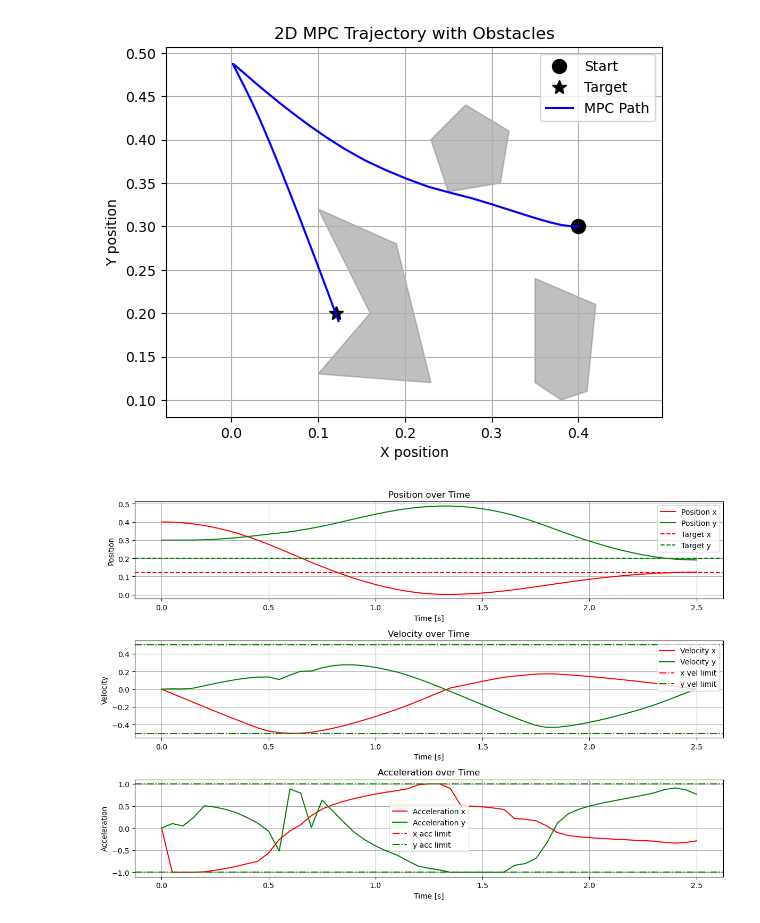
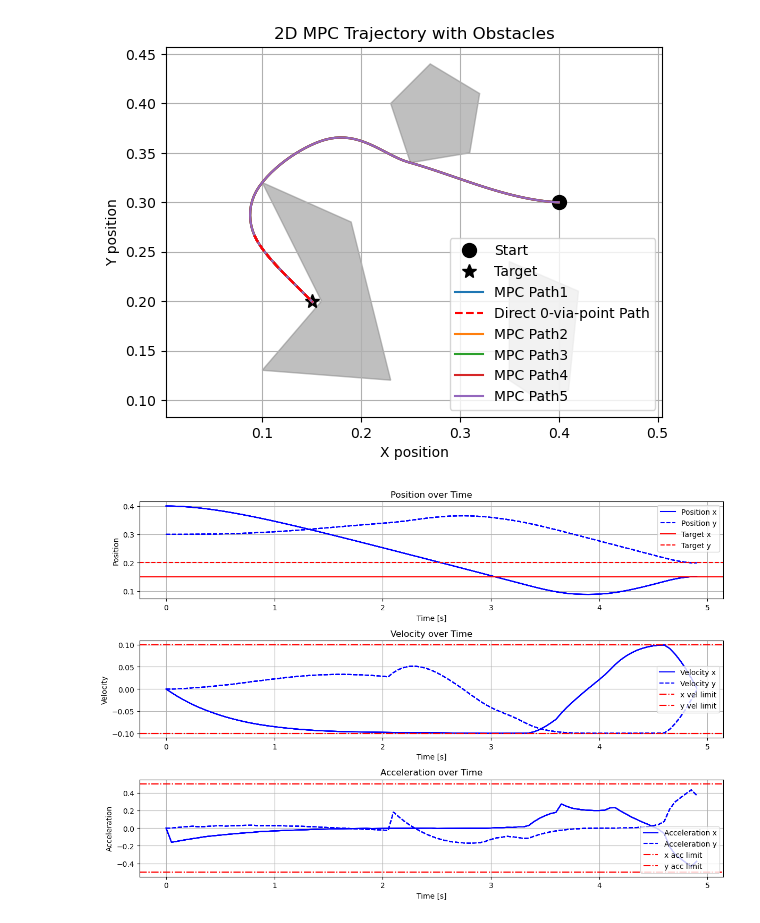
Before and after one commit to ufk-x/vp-sto, a Jupyter notebook: examples/2D_paper_mpc_exp.ipynb, the cells around one changed output. Drawn from its saved outputs; the diff is of its cells as text; code cells hidden in the pictures.

```diff
--- a/examples/2D_paper_mpc_exp.ipynb
+++ b/examples/2D_paper_mpc_exp.ipynb
@@ -335,8 +358,8 @@ q0 = np.array([0.4, 0.3])          # 初始位置
 dq0 = np.array([0.0, 0.0])         # 初始速度
 qT = np.array([0.15, 0.2])          # 目标位置
 dqT = np.array([0.0, 0.0])         # 目标速度
-vel_lim = 0.5*np.ones(dof)        # 速度限制
-acc_lim = 1.0*np.ones(dof)        # 加速度
+vel_lim = 0.1*np.ones(dof)        # 速度限制
+acc_lim = 0.5*np.ones(dof)        # 加速度
 dt_mpc = 0.05                        # mpc控制时间步长
 T_mpc = 20.0                         # mpc执行最大时长
 
@@ -347,14 +370,16 @@ mpc = MPC(dof, q0, dq0, qT, dqT, vel_lim, acc_lim, dt_mpc,T_stop=0.9)
 N_mpc = int(T_mpc/dt_mpc)
 
 # 多次运行MPC循环
-mpc_loop_num = 1
+mpc_loop_num = 5
 pos_profile_log = []
 vel_profile_log = []
 acc_profile_log = []
+direct_profile_log = []
 for i in range(mpc_loop_num):
   mpc.mpc_loop(N_mpc)
   q_log, dq_log, ddq_log = mpc.get_pos_vel_acc_log()
   pos_profile_log.append(q_log)
   vel_profile_log.append(dq_log)
   acc_profile_log.append(ddq_log)
+  direct_profile_log.append(np.array(mpc.direct_pts_log))
 # %% [output]
@@ -444,33 +507,38 @@ VP-STO finished after 169 iterations with a final loss of 1.1860370104064983
 # %%
 # =============================================================================
 # 可视化环境设置
 # =============================================================================
 # 绘制障碍物
 for poly in env.poly_list:
     polygon = plt.Polygon(poly, color='gray', alpha=0.5)
     plt.gca().add_patch(polygon)
 
 # 绘制起点和终点
 plt.plot(q0[0], q0[1], 'ko', markersize=10, label='Start')
 plt.plot(qT[0], qT[1], 'k*', markersize=10, label='Target')
 
 # 遍历获取位置记录
 for i in range(mpc_loop_num):
   q_log = pos_profile_log[i]
-  label = 'MPC Path' if i == 0 else None  # 只为第一个路径添加标签
-  plt.plot(q_log[:, 0], q_log[:, 1], 'b-', label=label)
+  direct_pts_log = direct_profile_log[i]
+  # label = 'MPC Path' if i == 0 else None  # 只为第一个路径添加标签
+  label = 'MPC Path' + f'{i+1}'  # 为每个路径添加不同标签
+  plt.plot(q_log[:, 0], q_log[:, 1], '-', label=label)
+  label = 'Direct 0-via-point Path' if i == 0 else None  # 只为第一个路径添加标签
+  if len(direct_pts_log)>0:
+    plt.plot(direct_pts_log[:, 0], direct_pts_log[:, 1], 'r--', label=label)
 
 plt.xlim(q_min[0]-0.05, q_max[0]+0.05)
 plt.ylim(q_min[1]-0.05, q_max[1]+0.05)
 plt.grid(True)
 plt.legend()
 plt.title('2D MPC Trajectory with Obstacles')
 plt.xlabel('X position')
 plt.ylabel('Y position')
 plt.axis('equal')
 plt.show()
 # %% [output]
-[figure, old version]
+[figure, new version]
 # %%
 # =============================================================================
 # MPC结果可视化与分析
@@ -484,11 +552,11 @@ for i in range(mpc_loop_num):
   ddq_log = acc_profile_log[i]
   time_log = np.arange(len(q_log)) * dt_mpc
   label = 'Position x' if i == 0 else None  # 只为第一个路径添加标签
-  plt.plot(time_log, q_log[:, 0], 'r-', label=label)
+  plt.plot(time_log, q_log[:, 0], 'b-', label=label)
   label = 'Position y' if i == 0 else None  # 只为第一个路径添加标签
-  plt.plot(time_log, q_log[:, 1], 'g-', label=label)
-plt.axhline(qT[0], color='r', linestyle='--', label='Target x')
-plt.axhline(qT[1], color='g', linestyle='--', label='Target y')
+  plt.plot(time_log, q_log[:, 1], 'b--', label=label)
+plt.axhline(qT[0], color='r', linestyle='-', label='Target x')
+plt.axhline(qT[1], color='r', linestyle='--', label='Target y')
 plt.title('Position over Time')
 plt.xlabel('Time [s]')
 plt.ylabel('Position')
@@ -503,15 +571,15 @@ for i in range(mpc_loop_num):
   time_log = np.arange(len(q_log)) * dt_mpc
   plt.subplot(3, 1, 2)
   label = 'Velocity x' if i == 0 else None  # 只为第一个路径添加标签
-  plt.plot(time_log, dq_log[:, 0], 'r-', label=label)
+  plt.plot(time_log, dq_log[:, 0], 'b-', label=label)
   label = 'Velocity y' if i == 0 else None  # 只为第一个路径添加标签
-  plt.plot(time_log, dq_log[:, 1], 'g-', label=label)
+  plt.plot(time_log, dq_log[:, 1], 'b--', label=label)
   # plt.axhline(dqT[0], color='r', linestyle='--', label='Target vx')
   # plt.axhline(dqT[1], color='g', linestyle='--', label='Target vy')
 plt.axhline(vel_lim[0], color='r', linestyle='-.', label='x vel limit')
 plt.axhline(-vel_lim[0], color='r', linestyle='-.')
-plt.axhline(vel_lim[1], color='g', linestyle='-.', label='y vel limit')
-plt.axhline(-vel_lim[1], color='g', linestyle='-.')
+plt.axhline(vel_lim[1], color='r', linestyle='-.', label='y vel limit')
+plt.axhline(-vel_lim[1], color='r', linestyle='-.')
 plt.title('Velocity over Time')
 plt.xlabel('Time [s]')
 plt.ylabel('Velocity')
@@ -526,15 +594,15 @@ for i in range(mpc_loop_num):
   ddq_log = acc_profile_log[i]
   time_log = np.arange(len(q_log)) * dt_mpc
   label = 'Acceleration x' if i == 0 else None  # 只为第一个路径添加标签
-  plt.plot(time_log, ddq_log[:, 0], 'r-', label=label)
+  plt.plot(time_log, ddq_log[:, 0], 'b-', label=label)
   label = 'Acceleration y' if i == 0 else None  # 只为第一个路径添加标签
-  plt.plot(time_log, ddq_log[:, 1], 'g-', label=label)
+  plt.plot(time_log, ddq_log[:, 1], 'b--', label=label)
   # plt.axhline(0, color='r', linestyle='--', label='Target ax')
   # plt.axhline(0, color='g', linestyle='--', label='Target ay')
 plt.axhline(acc_lim[0], color='r', linestyle='-.', label='x acc limit')
 plt.axhline(-acc_lim[0], color='r', linestyle='-.')
-plt.axhline(acc_lim[1], color='g', linestyle='-.', label='y acc limit')
-plt.axhline(-acc_lim[1], color='g', linestyle='-.')
+plt.axhline(acc_lim[1], color='r', linestyle='-.', label='y acc limit')
+plt.axhline(-acc_lim[1], color='r', linestyle='-.')
 plt.title('Acceleration over Time')
 plt.xlabel('Time [s]')
 plt.ylabel('Acceleration')
@@ -543,4 +611,4 @@ plt.grid()
 plt.tight_layout()
 plt.show()
 # %% [output]
-[figure, old version]
+[figure, new version]
```
Also changed, not shown: parts of 4 cells of this notebook, 3 other files.
